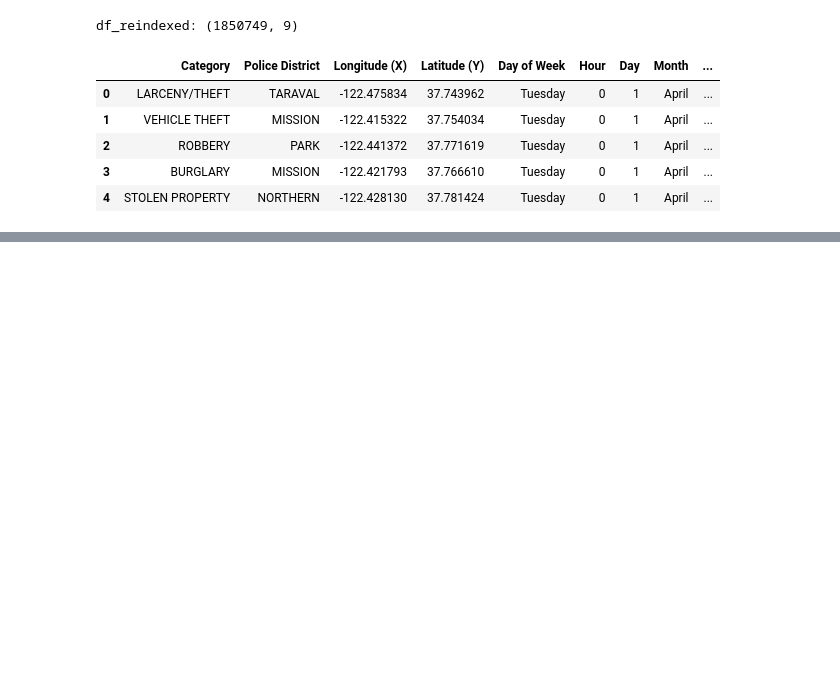
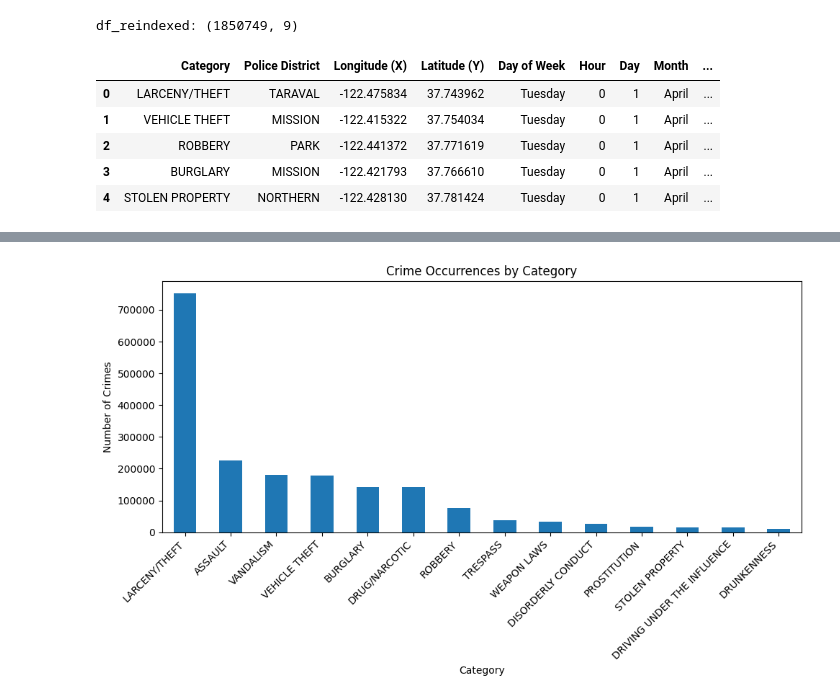
Before and after one commit to AleksandarLukic96/02806_Social_Data, a Jupyter notebook: notebooks/W1.ipynb, the cells around one changed output, grey strips where cells are left out. Drawn from its saved outputs; the diff is of its cells as text; code cells hidden in the pictures; blank space fills up the shorter version.

```diff
--- a/notebooks/W1.ipynb
+++ b/notebooks/W1.ipynb
@@ -516,0 +524,9 @@ df_reindexed.to_csv(cleaned_data_path, index=False)
+# %%
+# Printing total number of crimes
+total_crimes = df_reindexed.shape[0]
+print(f"Total number of crimes: {total_crimes}")
+
+# List the number of crimes in each category
+category_counts = df_reindexed['Category'].value_counts()
+print("Number of crimes in each category:")
+print(category_counts)
@@ -516,0 +564,20 @@ df_reindexed.to_csv(cleaned_data_path, index=False)
+# %%
+import matplotlib.pyplot as plt
+
+# Create a bar plot
+plt.figure(figsize=(10, 6))
+category_counts.plot(kind='bar')
+
+# Add title and labels
+plt.title('Crime Occurrences by Category')
+plt.xlabel('Category')
+plt.ylabel('Number of Crimes')
+
+# Rotate x-axis labels for better readability
+plt.xticks(rotation=45, ha='right')
+
+# Show the plot
+plt.tight_layout()
+plt.show()
+# %% [output]
+[figure, added]
```
Also changed, not shown: parts of 9 cells of this notebook, 1 other file.
